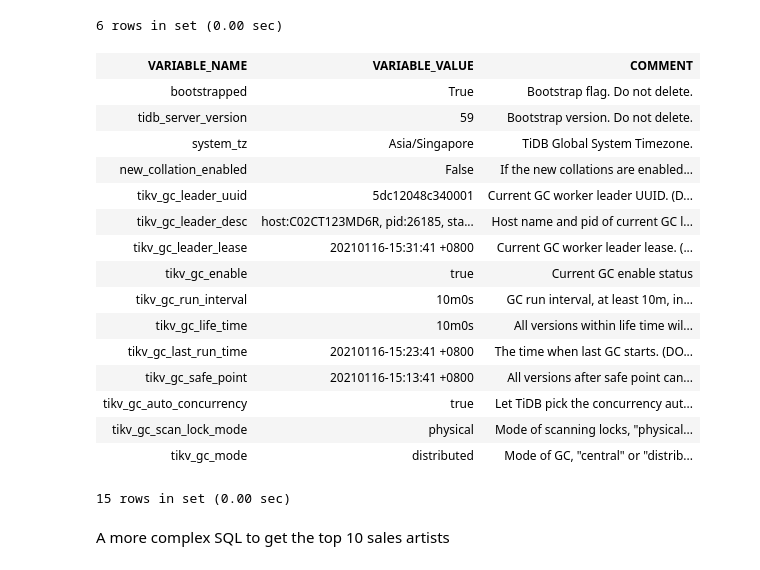
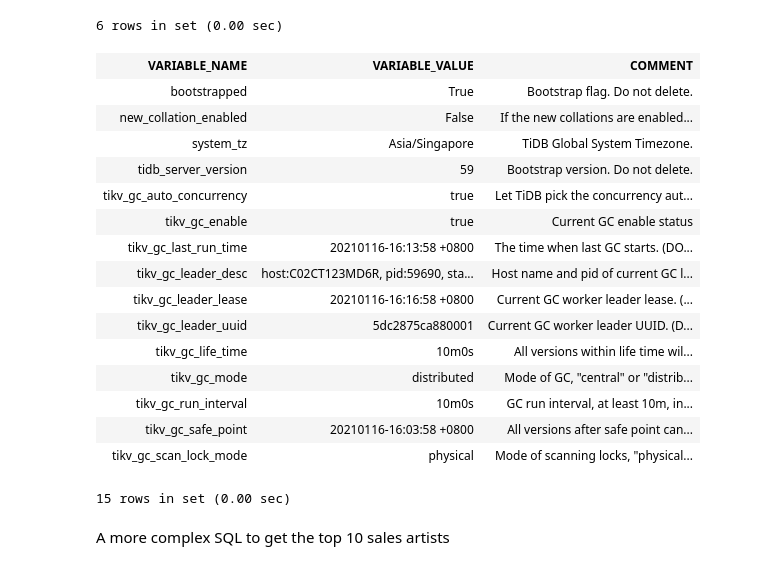
Before and after one commit to wangfenjin/xeus-tidb, a Jupyter notebook: examples/TiDB.ipynb, the cells around one changed output. Saved outputs shown, nothing was run; the diff lists cells and outputs as text; code cells hidden in the pictures.

```diff
--- a/examples/TiDB.ipynb
+++ b/examples/TiDB.ipynb
@@ -44,24 +46,24 @@ show databases;
 | test |
 6 rows in set (0.00 sec)
 # %%
-select * from mysql.tidb;
+select * from mysql.tidb order by VARIABLE_NAME;
 # %% [output]
 | VARIABLE_NAME | VARIABLE_VALUE | COMMENT |
 | bootstrapped | True | Bootstrap flag. Do not delete. |
+| new_collation_enabled | False | If the new collations are enabled... |
+| system_tz | Asia/Singapore | TiDB Global System Timezone. |
 | tidb_server_version | 59 | Bootstrap version. Do not delete. |
-| system_tz | Asia/Singapore | TiDB Global System Timezone. |
-| new_collation_enabled | False | If the new collations are enabled... |
-| tikv_gc_leader_uuid | 5dc12048c340001 | Current GC worker leader UUID. (D... |
-| tikv_gc_leader_desc | host:C02CT123MD6R, pid:26185, sta... | Host name and pid of current GC l... |
-| tikv_gc_leader_lease | 20210116-15:31:41 +0800 | Current GC worker leader lease. (... |
+| tikv_gc_auto_concurrency | true | Let TiDB pick the concurrency aut... |
 | tikv_gc_enable | true | Current GC enable status |
+| tikv_gc_last_run_time | 20210116-16:13:58 +0800 | The time when last GC starts. (DO... |
+| tikv_gc_leader_desc | host:C02CT123MD6R, pid:59690, sta... | Host name and pid of current GC l... |
+| tikv_gc_leader_lease | 20210116-16:16:58 +0800 | Current GC worker leader lease. (... |
+| tikv_gc_leader_uuid | 5dc2875ca880001 | Current GC worker leader UUID. (D... |
+| tikv_gc_life_time | 10m0s | All versions within life time wil... |
+| tikv_gc_mode | distributed | Mode of GC, "central" or "distrib... |
 | tikv_gc_run_interval | 10m0s | GC run interval, at least 10m, in... |
-| tikv_gc_life_time | 10m0s | All versions within life time wil... |
-| tikv_gc_last_run_time | 20210116-15:23:41 +0800 | The time when last GC starts. (DO... |
-| tikv_gc_safe_point | 20210116-15:13:41 +0800 | All versions after safe point can... |
-| tikv_gc_auto_concurrency | true | Let TiDB pick the concurrency aut... |
+| tikv_gc_safe_point | 20210116-16:03:58 +0800 | All versions after safe point can... |
 | tikv_gc_scan_lock_mode | physical | Mode of scanning locks, "physical... |
-| tikv_gc_mode | distributed | Mode of GC, "central" or "distrib... |
 15 rows in set (0.00 sec)
 # %% [markdown]
 A more complex SQL to get the top 10 sales artists
```
Also changed, not shown: parts of 3 cells of this notebook, 2 other files.
